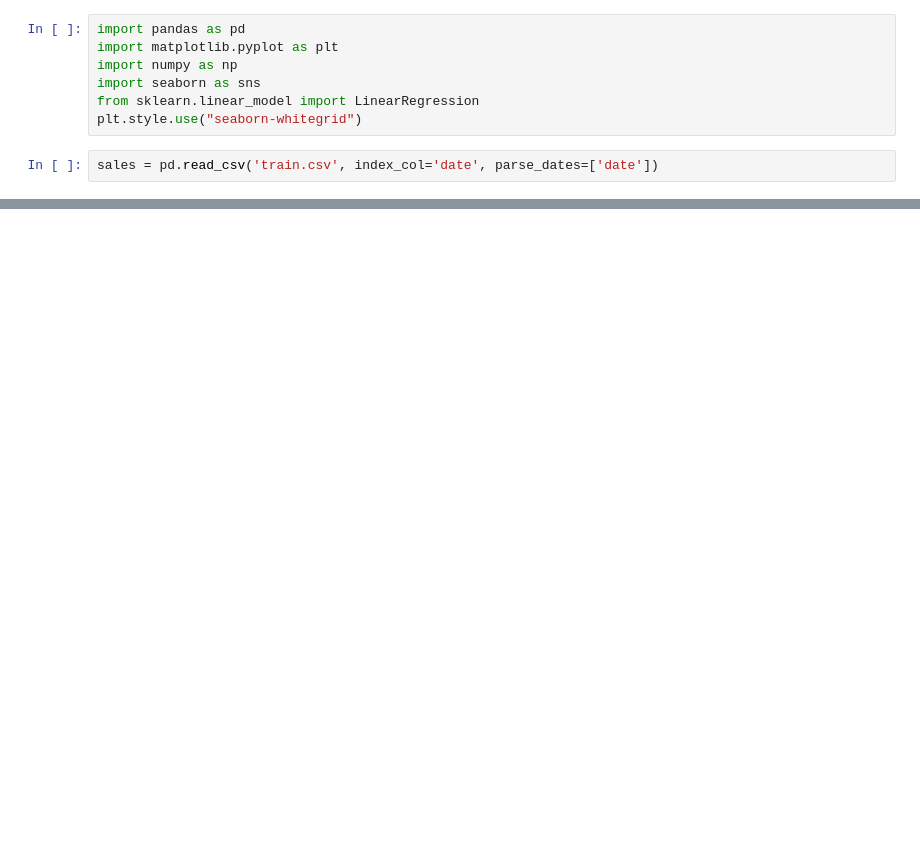
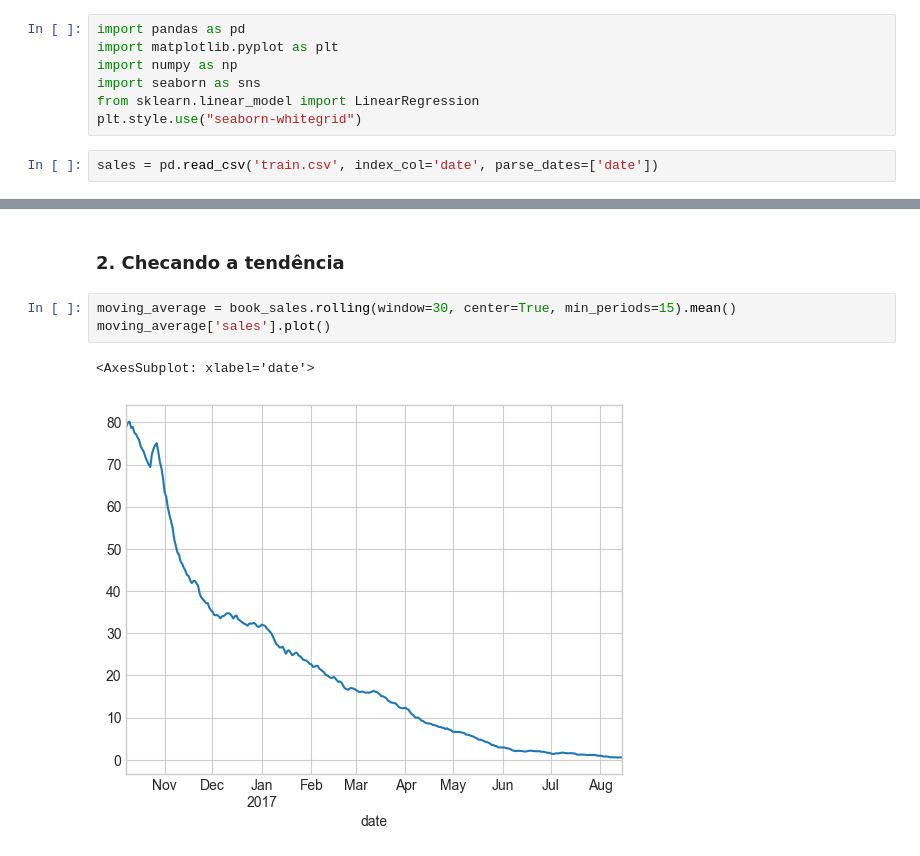
Before and after one commit to LissesCastro/Estudo-Series_Temporais, a Jupyter notebook: kaggle-series-temporais.ipynb, the cells around one changed output, grey strips where cells are left out. Cells and saved outputs as stored; diff of their text form; blank space fills up the shorter version.

```diff
--- a/kaggle-series-temporais.ipynb
+++ b/kaggle-series-temporais.ipynb
@@ -33,0 +51,8 @@ ax = sns.regplot(x='time', y='sales', data=book_sales, ci=None, scatter_kws=dict
+# %% [markdown]
+<h3>2. Checando a tendência</h3>
+# %%
+moving_average = book_sales.rolling(window=30, center=True, min_periods=15).mean()
+moving_average['sales'].plot()
+# %% [output]
+<AxesSubplot: xlabel='date'>
+[figure, added]
```
Also changed, not shown: parts of 6 cells of this notebook.
